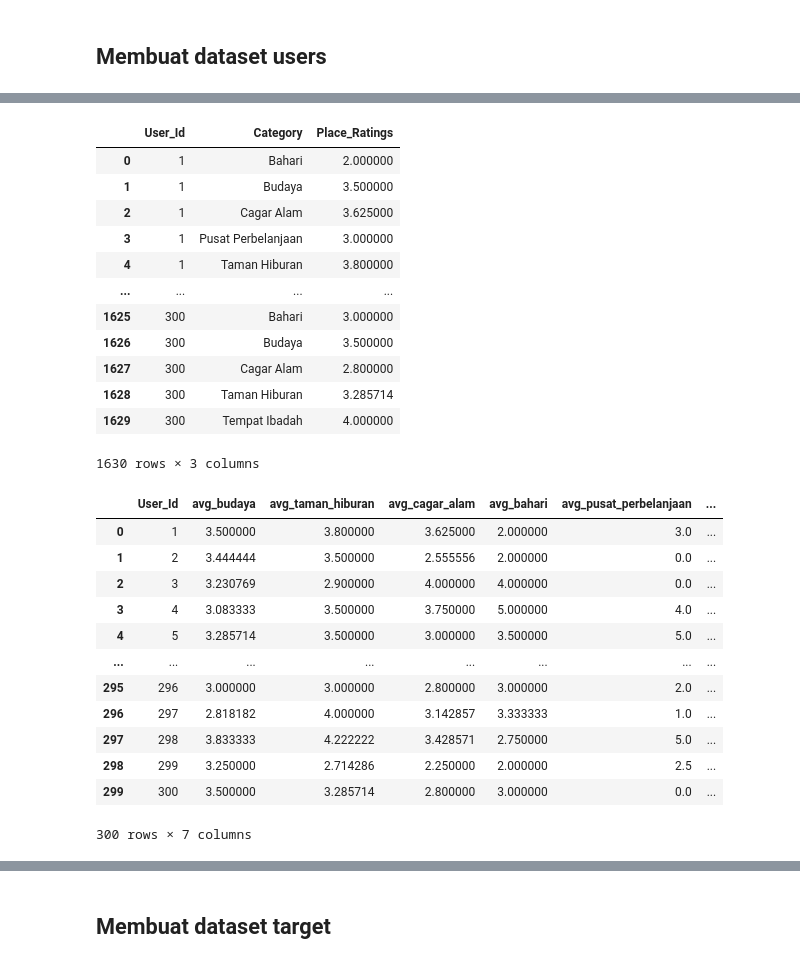
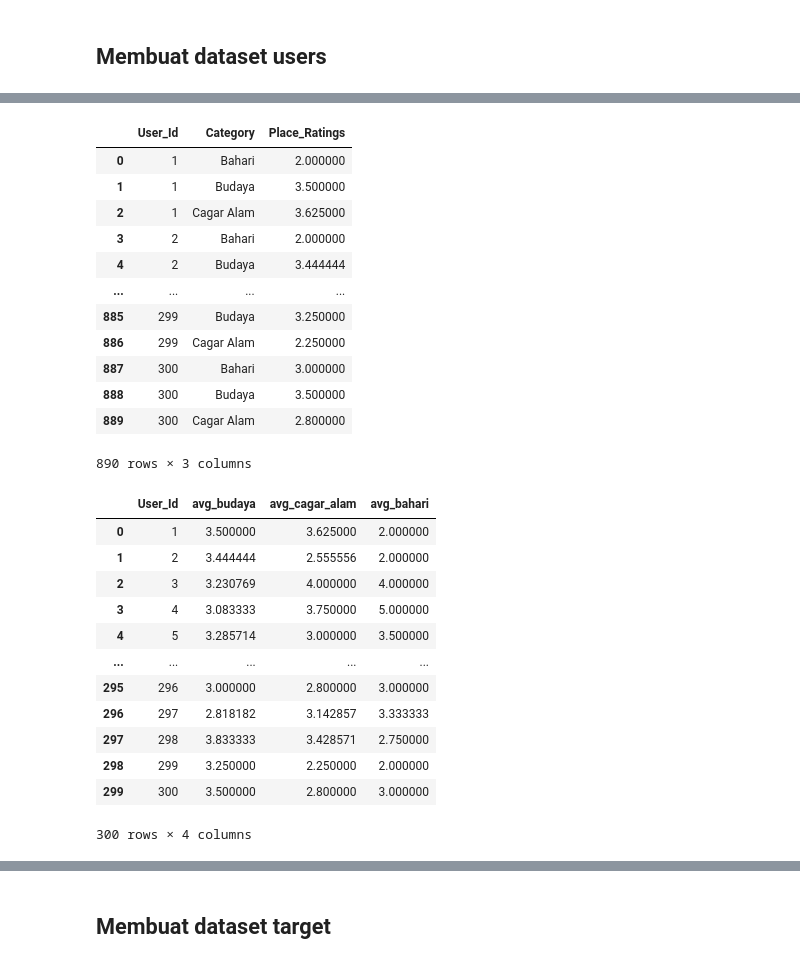
Before and after one commit to C23-PR571-Greenify/Greenify-ML, a Jupyter notebook: greenify-model.ipynb, the cells around one changed output, grey strips where cells are left out. Drawn from its saved outputs; the diff is of its cells as text; code cells hidden in the pictures.

```diff
--- a/greenify-model.ipynb
+++ b/greenify-model.ipynb
@@ -3,6 +3,11 @@ import numpy as np
 import pandas as pd
 import seaborn as sns
 # %%
-info_tourism = pd.read_csv('./data/tourism_with_id.csv')
-tourism_rating = pd.read_csv('./data/tourism_rating.csv')
-users = pd.read_csv('./data/user.csv')
+from google.colab import drive
+drive.mount('/content/drive')
+
+path = '/content/drive/MyDrive/Colab Notebooks/data'
+
+info_tourism = pd.read_csv(f"{path}/tourism_with_id.csv")
+tourism_rating = pd.read_csv(f"{path}/tourism_rating.csv")
+users = pd.read_csv(f"{path}/user.csv")
@@ -68,3 +109,8 @@ array(['Budaya', 'Cagar Alam', 'Bahari'], dtype=object)
+# %%
+#filter data agar data dari info tourism kategori bahari, cagar alam dan budaya saja yang dipertahankan dalam tabel tourism rating dan users
+
+tourism_rating = tourism_rating.loc[tourism_rating['Place_Id'].isin(info_tourism['Place_Id'])]
+users = users.loc[users['User_Id'].isin(tourism_rating['User_Id'])]
 # %% [markdown]
 ### Missing Value
 # %%
@@ -236,8 +264,6 @@ my_ratings[88] = 5 # De Mata Museum Jogja
 my_rated = [i for i in range(len(my_ratings)) if my_ratings[i] > 0]
 
 print('\nNew user ratings:\n')
-
-info_tourism = info_tourism.reset_index(drop=True)
 for i in range(len(my_ratings)):
-    if my_ratings[i] > 0:
-        print(f'Rated {my_ratings[i]} for {info_tourism.loc[i, "Place_Name"]} dengan kategori {info_tourism.loc[i, "Category"]}')
+    if my_ratings[i] > 0 :
+        print(f'Rated {my_ratings[i]} for  {info_tourism.loc[i,"Place_Name"]} dengan kategori {info_tourism.loc[i, "Category"]}');
@@ -360,11 +343,8 @@ from sklearn.model_selection import train_test_split
 # %%
 users_dataset = users.drop(['Location', 'Age'], axis=1)
 users_dataset['avg_budaya'] = 0
-users_dataset['avg_taman_hiburan'] = 0
 users_dataset['avg_cagar_alam'] = 0
 users_dataset['avg_bahari'] = 0
-users_dataset['avg_pusat_perbelanjaan'] = 0
-users_dataset['avg_tempat_ibadah'] = 0
 
 users_dataset
 # %% [output]
@@ -395,45 +375,39 @@ avg_dataset
 | 0 | 1 | Bahari | 2.000000 |
 | 1 | 1 | Budaya | 3.500000 |
 | 2 | 1 | Cagar Alam | 3.625000 |
-| 3 | 1 | Pusat Perbelanjaan | 3.000000 |
-| 4 | 1 | Taman Hiburan | 3.800000 |
+| 3 | 2 | Bahari | 2.000000 |
+| 4 | 2 | Budaya | 3.444444 |
 | ... | ... | ... | ... |
-| 1625 | 300 | Bahari | 3.000000 |
-| 1626 | 300 | Budaya | 3.500000 |
-| 1627 | 300 | Cagar Alam | 2.800000 |
-| 1628 | 300 | Taman Hiburan | 3.285714 |
-| 1629 | 300 | Tempat Ibadah | 4.000000 |
+| 885 | 299 | Budaya | 3.250000 |
+| 886 | 299 | Cagar Alam | 2.250000 |
+| 887 | 300 | Bahari | 3.000000 |
+| 888 | 300 | Budaya | 3.500000 |
+| 889 | 300 | Cagar Alam | 2.800000 |
-1630 rows × 3 columns
+890 rows × 3 columns
 # %%
 for index, row in avg_dataset.iterrows():
   if row['Category'] == 'Budaya':
     users_dataset.at[row['User_Id']-1, 'avg_budaya'] = row['Place_Ratings']
-  elif row['Category'] == 'Taman Hiburan':
-    users_dataset.at[row['User_Id']-1, 'avg_taman_hiburan'] = row['Place_Ratings']
   elif row['Category'] == 'Cagar Alam':
     users_dataset.at[row['User_Id']-1, 'avg_cagar_alam'] = row['Place_Ratings']
   elif row['Category'] == 'Bahari':
     users_dataset.at[row['User_Id']-1, 'avg_bahari'] = row['Place_Ratings']
-  elif row['Category'] == 'Pusat Perbelanjaan':
-    users_dataset.at[row['User_Id']-1, 'avg_pusat_perbelanjaan'] = row['Place_Ratings']
-  elif row['Category'] == 'Tempat Ibadah':
-    users_dataset.at[row['User_Id']-1, 'avg_tempat_ibadah'] = row['Place_Ratings']
 
 users_dataset
 # %% [output]
-|  | User_Id | avg_budaya | avg_taman_hiburan | avg_cagar_alam | avg_bahari | avg_pusat_perbelanjaan | ... |
-| 0 | 1 | 3.500000 | 3.800000 | 3.625000 | 2.000000 | 3.0 | ... |
-| 1 | 2 | 3.444444 | 3.500000 | 2.555556 | 2.000000 | 0.0 | ... |
-| 2 | 3 | 3.230769 | 2.900000 | 4.000000 | 4.000000 | 0.0 | ... |
-| 3 | 4 | 3.083333 | 3.500000 | 3.750000 | 5.000000 | 4.0 | ... |
-| 4 | 5 | 3.285714 | 3.500000 | 3.000000 | 3.500000 | 5.0 | ... |
-| ... | ... | ... | ... | ... | ... | ... | ... |
-| 295 | 296 | 3.000000 | 3.000000 | 2.800000 | 3.000000 | 2.0 | ... |
-| 296 | 297 | 2.818182 | 4.000000 | 3.142857 | 3.333333 | 1.0 | ... |
-| 297 | 298 | 3.833333 | 4.222222 | 3.428571 | 2.750000 | 5.0 | ... |
-| 298 | 299 | 3.250000 | 2.714286 | 2.250000 | 2.000000 | 2.5 | ... |
-| 299 | 300 | 3.500000 | 3.285714 | 2.800000 | 3.000000 | 0.0 | ... |
+|  | User_Id | avg_budaya | avg_cagar_alam | avg_bahari |
+| 0 | 1 | 3.500000 | 3.625000 | 2.000000 |
+| 1 | 2 | 3.444444 | 2.555556 | 2.000000 |
+| 2 | 3 | 3.230769 | 4.000000 | 4.000000 |
+| 3 | 4 | 3.083333 | 3.750000 | 5.000000 |
+| 4 | 5 | 3.285714 | 3.000000 | 3.500000 |
+| ... | ... | ... | ... | ... |
+| 295 | 296 | 3.000000 | 2.800000 | 3.000000 |
+| 296 | 297 | 2.818182 | 3.142857 | 3.333333 |
+| 297 | 298 | 3.833333 | 3.428571 | 2.750000 |
+| 298 | 299 | 3.250000 | 2.250000 | 2.000000 |
+| 299 | 300 | 3.500000 | 2.800000 | 3.000000 |
-300 rows × 7 columns
+300 rows × 4 columns
 # %%
 users_dataset = users_dataset.merge(tourism_rating)
 users_dataset = users_dataset.sort_values(['User_Id', 'Place_Id'])
```
Also changed, not shown: parts of 52 cells of this notebook.
